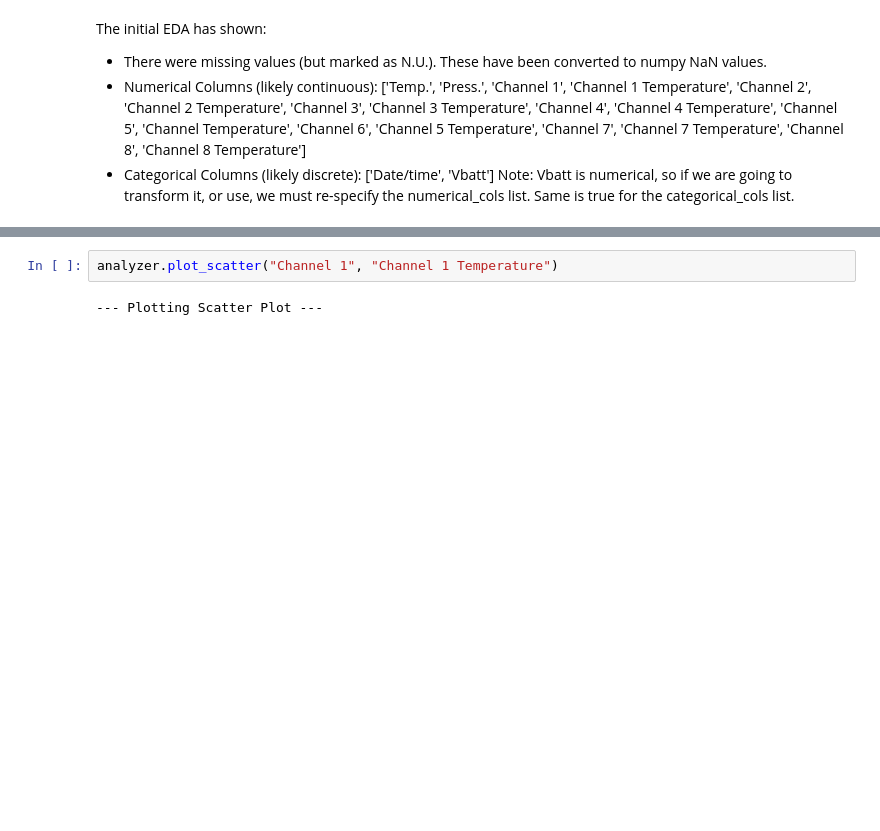
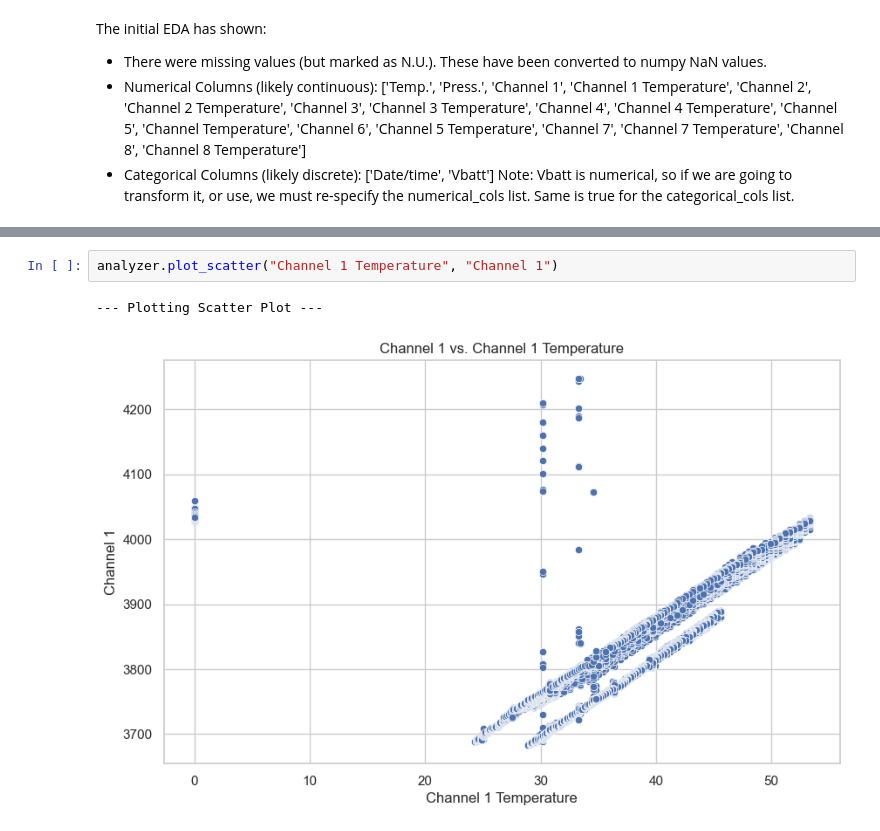
Before and after one commit to Sjakiesurfer1984/Exploratory_Data_Analysis_Suite, a Jupyter notebook: main.ipynb, the cells around one changed output, grey strips where cells are left out. Cells and saved outputs as stored; diff of their text form; blank space fills up the shorter version.

```diff
--- a/main.ipynb
+++ b/main.ipynb
@@ -176,4 +178,5 @@ for col in numerical_cols:
 # %%
-analyzer.plot_scatter("Channel 1", "Channel 1 Temperature")
+analyzer.plot_scatter("Channel 1 Temperature", "Channel 1")
 # %% [output]
 --- Plotting Scatter Plot ---
+[figure, added]
```
Also changed, not shown: parts of 2 cells of this notebook, 1 other file.
